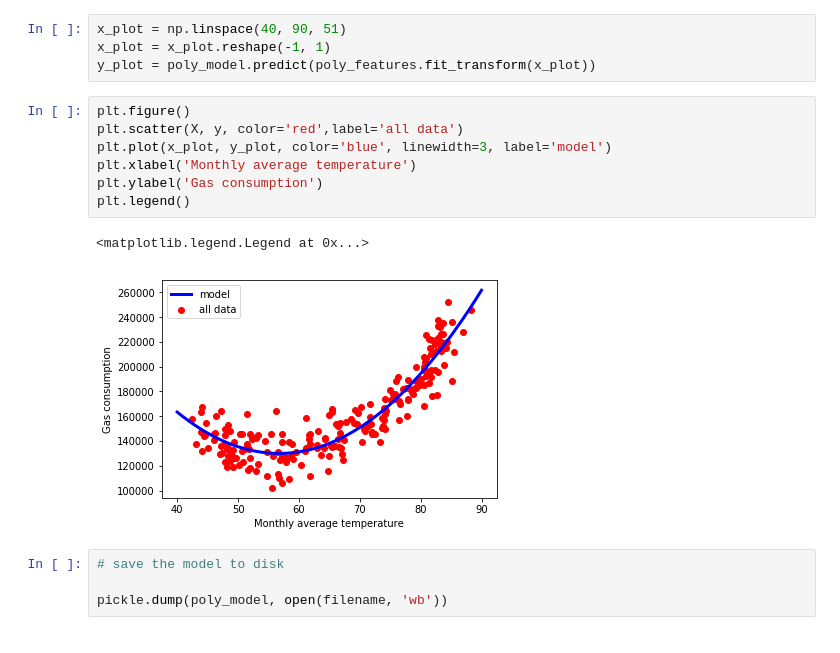
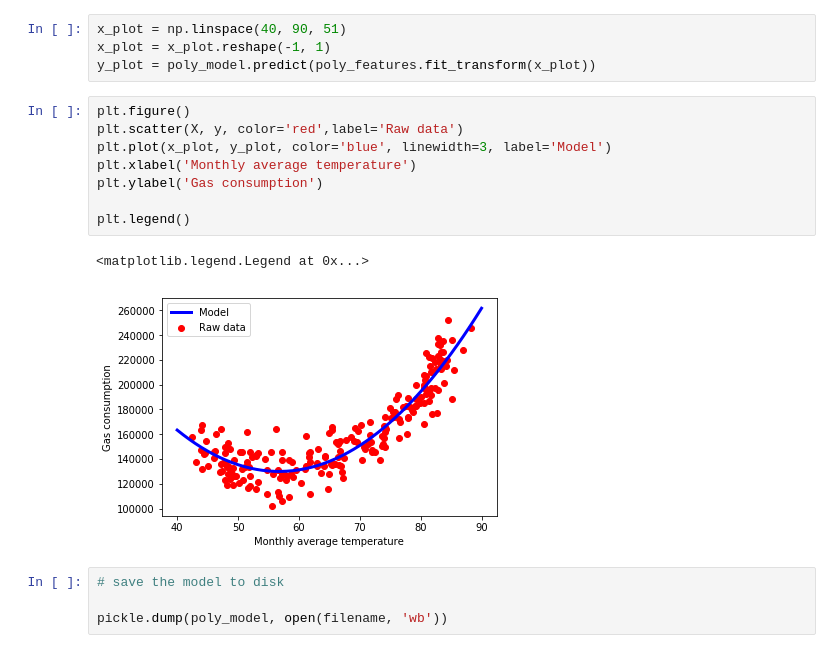
Before and after one commit to pikako77/project3, a Jupyter notebook: MachineLearning/code/Deep-learning_gasTemp.ipynb, the cells around one changed output. Saved outputs shown, nothing was run; the diff lists cells and outputs as text.

```diff
--- a/MachineLearning/code/Deep-learning_gasTemp.ipynb
+++ b/MachineLearning/code/Deep-learning_gasTemp.ipynb
@@ -354,14 +361,15 @@ x_plot = x_plot.reshape(-1, 1)
 y_plot = poly_model.predict(poly_features.fit_transform(x_plot))
 # %%
 plt.figure()
-plt.scatter(X, y, color='red',label='all data')
-plt.plot(x_plot, y_plot, color='blue', linewidth=3, label='model')
+plt.scatter(X, y, color='red',label='Raw data')
+plt.plot(x_plot, y_plot, color='blue', linewidth=3, label='Model')
 plt.xlabel('Monthly average temperature')
 plt.ylabel('Gas consumption')
+
 plt.legend()
 # %% [output]
 <matplotlib.legend.Legend at 0x...>
-[figure, old version]
+[figure, new version]
 # %%
 # save the model to disk
 
```
Also changed, not shown: parts of 2 cells of this notebook, 15 other files.
